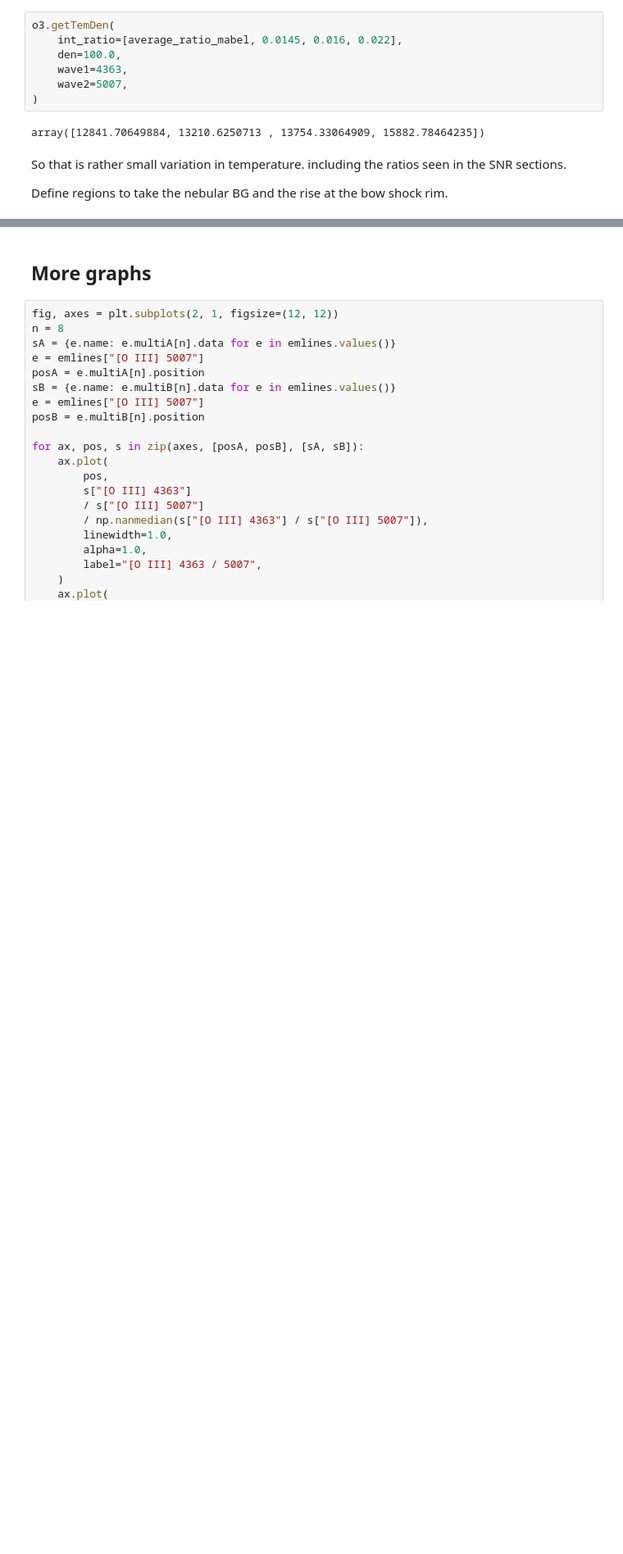
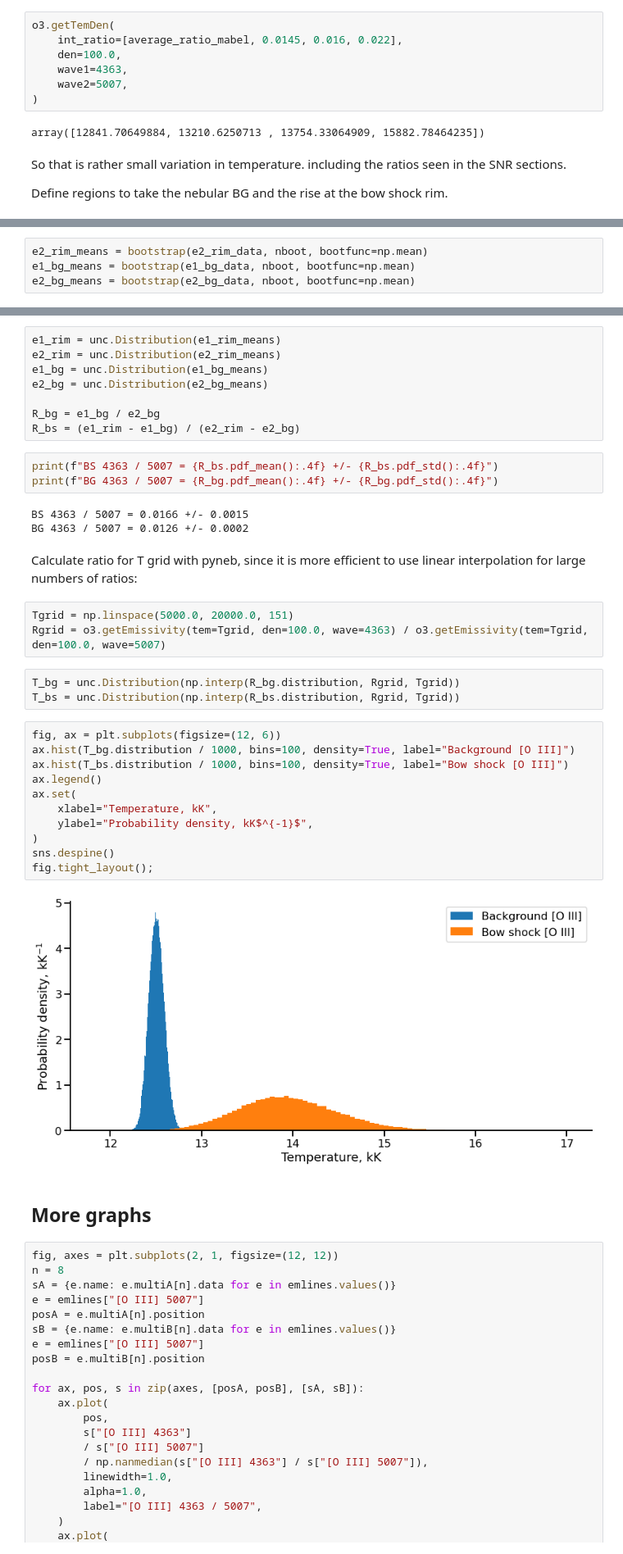
Before and after one commit to will-henney/muse-hii-regions, a Jupyter notebook: notebooks/10-01-ngc346-fors1-spatial-profiles.ipynb, the cells around one changed output, grey strips where cells are left out. Shown at 82% size. Cells and saved outputs as stored; diff of their text form; blank space fills up the shorter version.

Commit message:
Re-do the bootstrao sampling of O III temperatures
Now I have got back to where I was before the data loss

```diff
--- a/notebooks/10-01-ngc346-fors1-spatial-profiles.ipynb
+++ b/notebooks/10-01-ngc346-fors1-spatial-profiles.ipynb
@@ -589,0 +599,4 @@ array([  408.,   303., 30411., 24034.], dtype=float32)
+# %%
+e2_rim_means = bootstrap(e2_rim_data, nboot, bootfunc=np.mean)
+e1_bg_means = bootstrap(e1_bg_data, nboot, bootfunc=np.mean)
+e2_bg_means = bootstrap(e2_bg_data, nboot, bootfunc=np.mean)
@@ -590,3 +607,38 @@ array([  408.,   303., 30411., 24034.], dtype=float32)
+# %%
+e1_rim = unc.Distribution(e1_rim_means)
+e2_rim = unc.Distribution(e2_rim_means)
+e1_bg = unc.Distribution(e1_bg_means)
+e2_bg = unc.Distribution(e2_bg_means)
+
+R_bg = e1_bg / e2_bg
+R_bs = (e1_rim - e1_bg) / (e2_rim - e2_bg)
+# %%
+print(f"BS 4363 / 5007 = {R_bs.pdf_mean():.4f} +/- {R_bs.pdf_std():.4f}")
+print(f"BG 4363 / 5007 = {R_bg.pdf_mean():.4f} +/- {R_bg.pdf_std():.4f}")
+# %% [output]
+BS 4363 / 5007 = 0.0166 +/- 0.0015
+BG 4363 / 5007 = 0.0126 +/- 0.0002
+# %% [markdown]
+Calculate ratio for T grid with pyneb, since it is more efficient to use linear interpolation for large numbers of ratios:
+# %%
+Tgrid = np.linspace(5000.0, 20000.0, 151)
+Rgrid = o3.getEmissivity(tem=Tgrid, den=100.0, wave=4363) / o3.getEmissivity(tem=Tgrid, den=100.0, wave=5007)
+# %%
+T_bg = unc.Distribution(np.interp(R_bg.distribution, Rgrid, Tgrid))
+T_bs = unc.Distribution(np.interp(R_bs.distribution, Rgrid, Tgrid))
+# %%
+fig, ax = plt.subplots(figsize=(12, 6))
+ax.hist(T_bg.distribution / 1000, bins=100, density=True, label="Background [O III]")
+ax.hist(T_bs.distribution / 1000, bins=100, density=True, label="Bow shock [O III]")
+ax.legend()
+ax.set(
+    xlabel="Temperature, kK",
+    ylabel="Probability density, kK$^{-1}$",
+)
+sns.despine()
+fig.tight_layout();
+# %% [output]
+[figure, added]
 # %% [markdown]
 ## More graphs
 # %%
```
Also changed, not shown: parts of 5 cells of this notebook, 2 other files.
